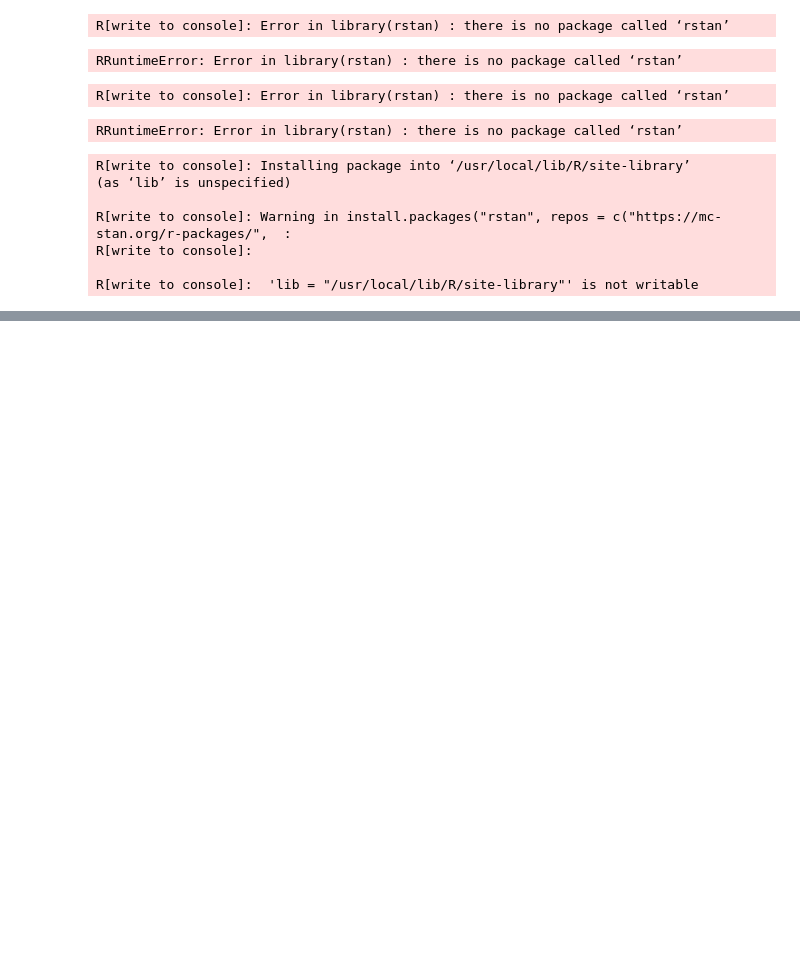
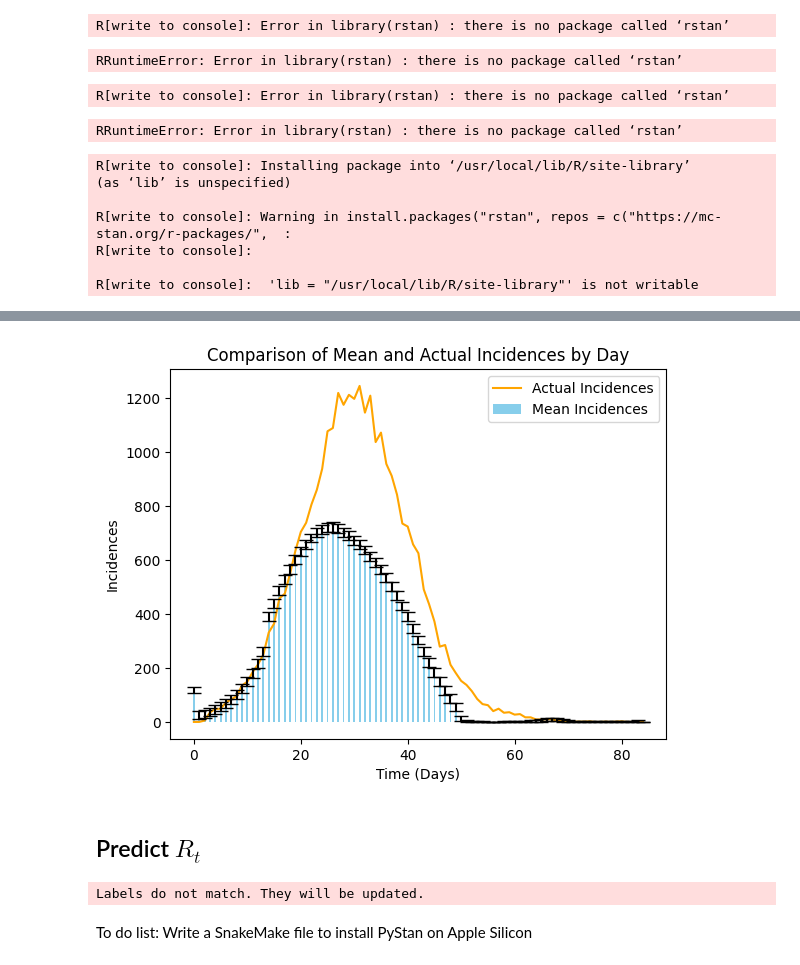
Before and after one commit to SABS-R3-Epidemiology/EpiPI, a Jupyter notebook: pipeline.ipynb, the cells around one changed output, grey strips where cells are left out. Cells and saved outputs as stored; diff of their text form; code cells hidden in the pictures; blank space fills up the shorter version.

```diff
--- a/pipeline.ipynb
+++ b/pipeline.ipynb
@@ -105,0 +171,15 @@ R[write to console]:  'lib = "/usr/local/lib/R/site-library"' is not writable
+# %%
+pre_I = np.array(list(df['mean'].values[:-1]) + kernel)
+pre_std = np.array(list(df['sd'].values[:-1]) + kernel)
+plt.plot(range(starting_time_point, end_time_point), incidences_true[starting_time_point:end_time_point], color='orange', label='Actual Incidences')
+plt.bar(range(starting_time_point, end_time_point), pre_I, yerr=pre_std, color='skyblue', capsize=5, label='Mean Incidences', width=0.35)
+# Adding details
+plt.xlabel('Time (Days)')
+plt.ylabel('Incidences')
+plt.title('Comparison of Mean and Actual Incidences by Day')
+plt.legend()
+plt.show()
+# %% [output]
+[figure, added]
+# %% [markdown]
+## Predict $R_t$
@@ -105,0 +200,48 @@ R[write to console]:  'lib = "/usr/local/lib/R/site-library"' is not writable
+# %%
+# Plot comparison between the true and predicted R_t
+# Transform our incidence data into pandas dataframes
+inc_data = pd.DataFrame(
+    {
+        'Time': np.arange(len(theta)),
+        'Incidence Number': pre_I
+    }
+)
+
+inference = branchpro.BranchProPosterior(
+    inc_data=inc_data,
+    daily_serial_interval=serial_interval,
+    alpha=a,
+    beta=1/b)
+
+inference.run_inference(tau=tau)
+intervals = inference.get_intervals(central_prob=.95)
+
+# Transform our true incidence data into pandas dataframes
+inc_data_true = pd.DataFrame(
+    {
+        'Time': np.arange(len(theta)),
+        'Incidence Number': incidences_true[:len(theta)]
+    }
+)
+
+inference_true = branchpro.BranchProPosterior(
+    inc_data=inc_data_true,
+    daily_serial_interval=serial_interval,
+    alpha=a,
+    beta=1/b)
+
+inference_true.run_inference(tau=tau)
+intervals_true = inference_true.get_intervals(central_prob=.95)
+
+fig = ReproductionNumberPlot()
+
+fig.add_interval_true_rt(intervals_true)
+fig.add_interval_rt(intervals)
+
+fig.update_labels(time_label='Time (Day)', r_label='R_t')
+
+fig.show_figure()
+# %% [output]
+Labels do not match. They will be updated.
+# %% [markdown]
+To do list: Write a SnakeMake file to install PyStan on Apple Silicon
```
Also changed, not shown: parts of 11 cells of this notebook, 1 other file.
